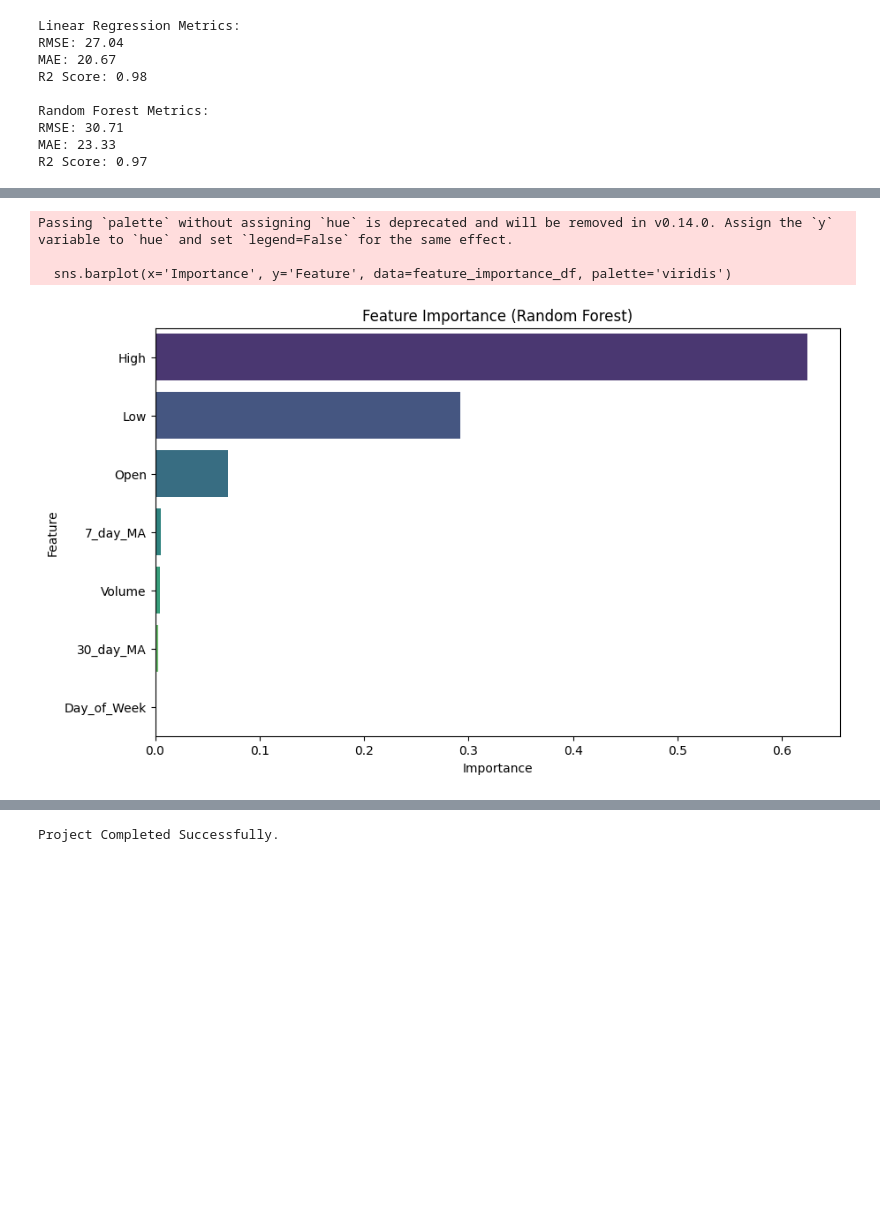
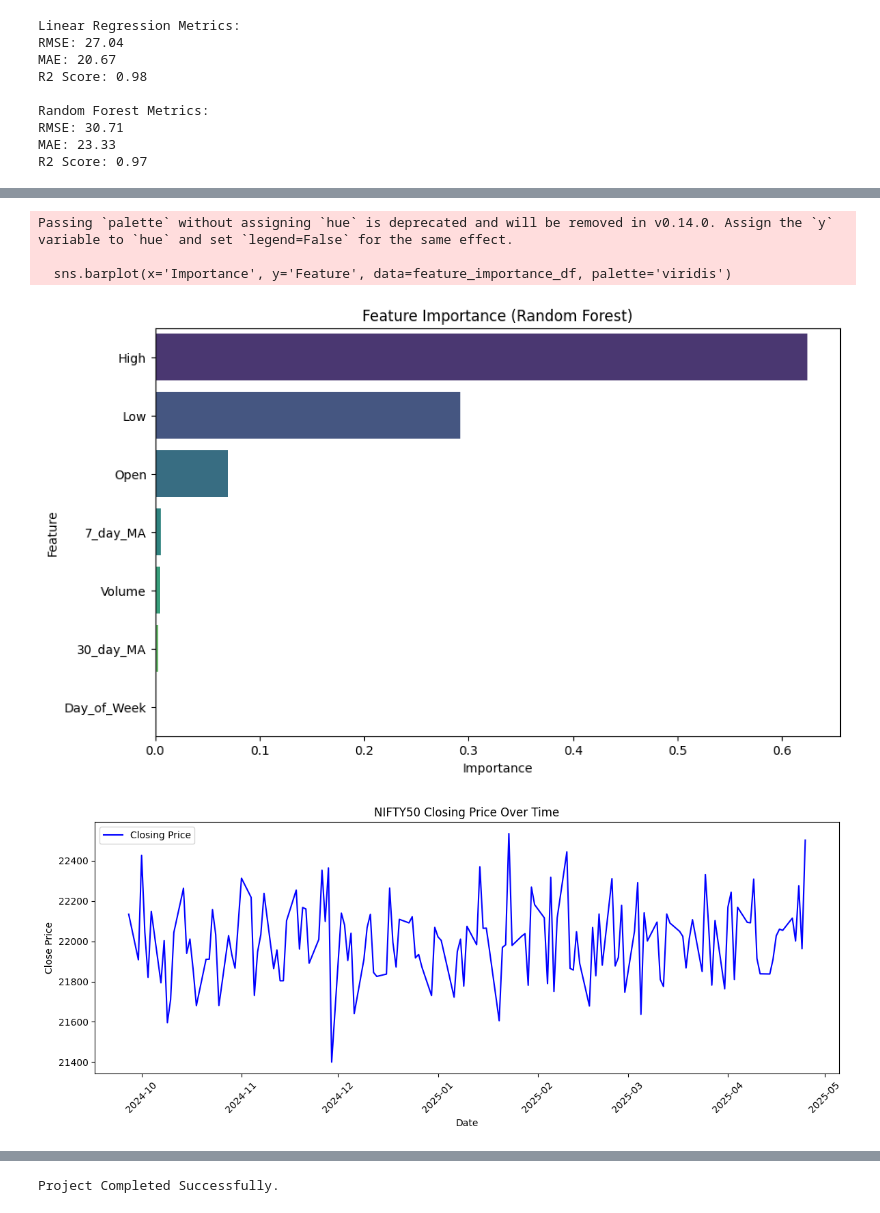
Before and after one commit to PRIYANKA-1907/datascience, a Jupyter notebook: Stock_prediction.ipynb, the cells around one changed output, grey strips where cells are left out. Drawn from its saved outputs; the diff is of its cells as text; code cells hidden in the pictures; blank space fills up the shorter version.

```diff
--- a/Stock_prediction.ipynb
+++ b/Stock_prediction.ipynb
@@ -92,6 +92,31 @@ plt.figure(figsize=(10,6))
 sns.barplot(x='Importance', y='Feature', data=feature_importance_df, palette='viridis')
 plt.title('Feature Importance (Random Forest)')
 plt.show()
+plt.figure(figsize=(12,5))
+plt.plot(pd.to_datetime(data['Date']), data['Close'], label='Closing Price', color='blue')
+plt.title('NIFTY50 Closing Price Over Time')
+plt.xlabel('Date')
+plt.ylabel('Close Price')
+plt.xticks(rotation=45)
+plt.tight_layout()
+plt.legend()
+plt.show()
+plt.figure(figsize=(8,6))
+sns.heatmap(data[['Open', 'High', 'Low', 'Close', 'Volume']].corr(), annot=True, cmap='coolwarm')
+plt.title('Feature Correlation Heatmap')
+plt.show()
+
+
+# 🔍 3. Residual Plot (RF)
+residuals = y_test - rf_preds
+plt.figure(figsize=(10, 5))
+sns.scatterplot(x=rf_preds, y=residuals)
+plt.axhline(0, color='red', linestyle='--')
+plt.title('Residual Plot (Random Forest)')
+plt.xlabel('Predicted Values')
+plt.ylabel('Residuals')
+plt.tight_layout()
+plt.show()
 
 print("\nProject Completed Successfully.")
 # %% [output]
@@ -103,30 +128,31 @@ Data Sample:
          Date      Open      High       Low     Close  Adj Close   Volume
 0  19-08-2024  22099.34  22207.77  22070.31  22130.63   22125.57  2688472
 1  20-08-2024  21972.35  22034.85  21890.01  21929.49   21921.21  1269708
 2  21-08-2024  22129.54  22226.13  22055.21  22075.99   22080.11  2731281
 3  22-08-2024  22304.61  22372.47  22214.46  22328.73   22329.10  1638112
 4  23-08-2024  21953.17  21988.88  21878.57  21942.00   21935.55  2011727
 
 Checking for missing values:
 Date         0
 Open         0
 High         0
 Low          0
 Close        0
 Adj Close    0
 Volume       0
 dtype: int64
 Linear Regression Metrics:
 RMSE: 27.04
 MAE: 20.67
 R2 Score: 0.98
 
 Random Forest Metrics:
 RMSE: 30.71
 MAE: 23.33
 R2 Score: 0.97
 [figure]
 Passing `palette` without assigning `hue` is deprecated and will be removed in v0.14.0. Assign the `y` variable to `hue` and set `legend=False` for the same effect.
 
   sns.barplot(x='Importance', y='Feature', data=feature_importance_df, palette='viridis')
 [figure]
+[figure, added]
```
Also changed, not shown: parts of 1 cell of this notebook.
